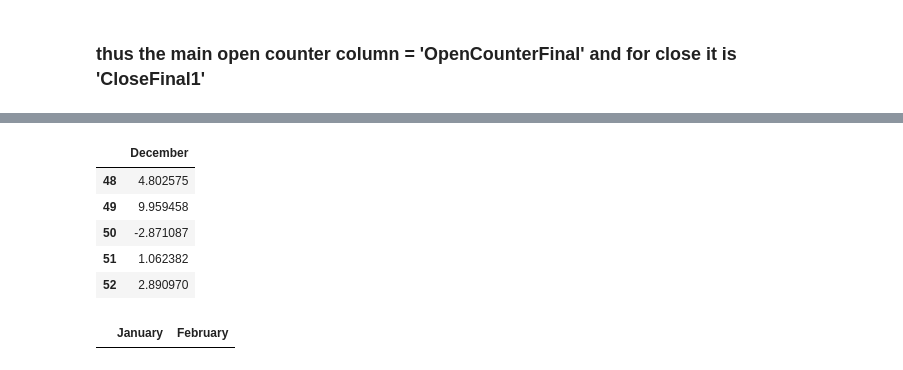
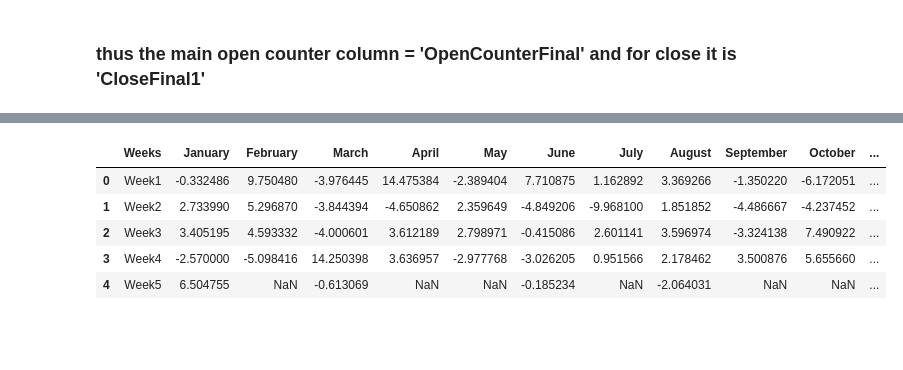
Before and after one commit to SakshiChheda/Swan-Training, a Jupyter notebook: Python/Assignment 4/Assignment 4.ipynb, the cells around one changed output, grey strips where cells are left out. Cells and saved outputs as stored; diff of their text form; code cells hidden in the pictures; blank space fills up the shorter version.

```diff
--- a/Python/Assignment 4/Assignment 4.ipynb
+++ b/Python/Assignment 4/Assignment 4.ipynb
@@ -402,4 +346,5 @@ while i < len(Returns):
         if Returns.loc[i,'Month'] == '10':
             Table10.loc[i,'October'] = Returns.loc[i,'ROC']
         i+=1
-display(Table10)
+
+Table10.reset_index(inplace = True,drop = True)
@@ -418,4 +357,5 @@ while i < len(Returns):
         if Returns.loc[i,'Month'] == '11':
             Table11.loc[i,'November'] = Returns.loc[i,'ROC']
         i+=1
-display(Table11)
+
+Table11.reset_index(inplace = True,drop = True)
@@ -434,18 +368,5 @@ while i < len(Returns):
         if Returns.loc[i,'Month'] == '12':
             Table12.loc[i,'December'] = Returns.loc[i,'ROC']
         i+=1
-display(Table12)
+
+Table12.reset_index(inplace = True,drop = True)
-# %% [output]
-|  | December |
-| 48 | 4.802575 |
-| 49 | 9.959458 |
-| 50 | -2.871087 |
-| 51 | 1.062382 |
-| 52 | 2.890970 |
-# %%
-#Merging table 1 and 2
-#Returns = pd.merge(BuyData,SellData,left_index = True,right_index = True)
-H1 = pd.merge(Table1,Table2,left_index=True,right_index=True)
-display(H1)
-# %% [output]
-|  | January | February |
@@ -453,0 +373,12 @@ display(H1)
+# %%
+H0 = pd.DataFrame({'Weeks':['Week1','Week2','Week3','Week4','Week5']})
+# %%
+Output = H0.join([Table1,Table2,Table3,Table4,Table5,Table6,Table7,Table8,Table9,Table10,Table11,Table12])
+display(Output)
+# %% [output]
+|  | Weeks | January | February | March | April | May | June | July | August | September | October | ... |
+| 0 | Week1 | -0.332486 | 9.750480 | -3.976445 | 14.475384 | -2.389404 | 7.710875 | 1.162892 | 3.369266 | -1.350220 | -6.172051 | ... |
+| 1 | Week2 | 2.733990 | 5.296870 | -3.844394 | -4.650862 | 2.359649 | -4.849206 | -9.968100 | 1.851852 | -4.486667 | -4.237452 | ... |
+| 2 | Week3 | 3.405195 | 4.593332 | -4.000601 | 3.612189 | 2.798971 | -0.415086 | 2.601141 | 3.596974 | -3.324138 | 7.490922 | ... |
+| 3 | Week4 | -2.570000 | -5.098416 | 14.250398 | 3.636957 | -2.977768 | -3.026205 | 0.951566 | 2.178462 | 3.500876 | 5.655660 | ... |
+| 4 | Week5 | 6.504755 | NaN | -0.613069 | NaN | NaN | -0.185234 | NaN | -2.064031 | NaN | NaN | ... |
```
Also changed, not shown: parts of 24 cells of this notebook, 3 other files.
